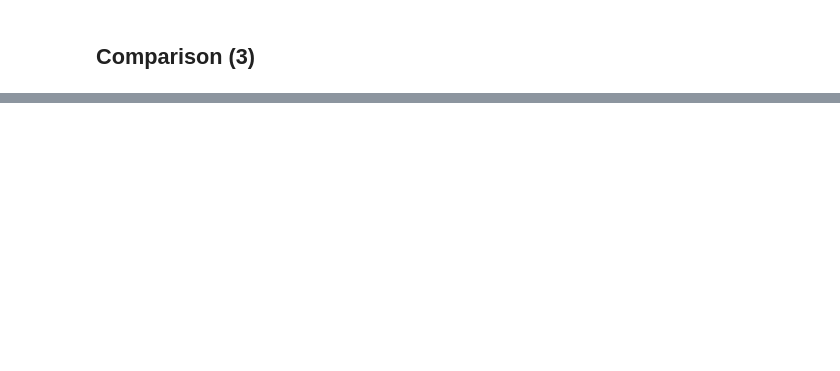
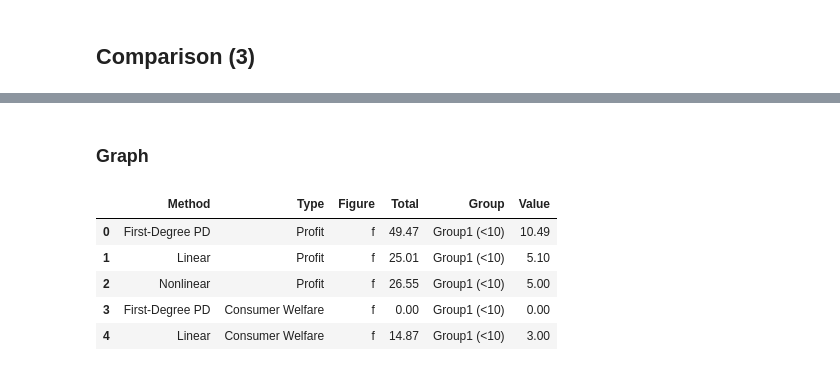
Before and after one commit to wanxii/nonlinear-pricing, a Jupyter notebook: welfare_groups.ipynb, the cells around one changed output, grey strips where cells are left out. Saved outputs shown, nothing was run; the diff lists cells and outputs as text; code cells hidden in the pictures; blank space fills up the shorter version.

```diff
--- a/welfare_groups.ipynb
+++ b/welfare_groups.ipynb
@@ -386,0 +329,8 @@ counter_fi.savefig("fig/counter_lc_vs_gb.svg", dpi=400)
+# %%
+profit_i3 = pd.DataFrame({"Group1 (<10)": {"First-Degree PD": 10.49, "Linear": 5.08, "Nonlinear": 5.11},
+              "Group2 (10-19)": {"First-Degree PD": 7.87, "Linear": 4.48, "Nonlinear": 4.51},
+              "Group3 (20-49)": {"First-Degree PD": 6.95, "Linear": 1.48, "Nonlinear": 1.54},
+              "Group4 (50-99)": {"First-Degree PD": 8.57, "Linear": 5.09, "Nonlinear": 5.18},
+              "Group5 (≥100)": {"First-Degree PD": 9.53, "Linear": 5.21, "Nonlinear": 5.02}})
+profit_i3["Total"] = profit_i3.sum(axis=1)
+profit_i3
@@ -386,0 +356,8 @@ counter_fi.savefig("fig/counter_lc_vs_gb.svg", dpi=400)
+# %%
+cs_f3 = pd.DataFrame({"Group1 (<10)": {"First-Degree PD": 0, "Linear": 3.00, "Nonlinear": 2.28},
+              "Group2 (10-19)": {"First-Degree PD": 0, "Linear": 1.71, "Nonlinear": 1.23},
+              "Group3 (20-49)": {"First-Degree PD": 0, "Linear": 9.36, "Nonlinear": 8.06},
+              "Group4 (50-99)": {"First-Degree PD": 0, "Linear": 0.42, "Nonlinear": 1.09},
+              "Group5 (≥100)": {"First-Degree PD": 0, "Linear": 0.38, "Nonlinear": 0.98}})
+cs_f3["Total"] = cs_f3.sum(axis=1)
+cs_f3
@@ -386,0 +410,25 @@ counter_fi.savefig("fig/counter_lc_vs_gb.svg", dpi=400)
+# %% [markdown]
+### Graph
+# %%
+figs = ["f", "i"]
+for Type, dfs in {"Profit": [profit_f3, profit_i3],
+                 "Consumer Welfare": [cs_f3, cs_i3],
+                 "Social Welfare": [sw_f3, sw_i3]}.items():
+    for i, df in enumerate(dfs):
+        df.reset_index(names="Method", inplace=True)
+        df["Type"] = Type
+        df["Figure"] = figs[i]
+
+# Create dataframe for visualization
+welfare_fi3 = (pd.concat([profit_f3, cs_f3, sw_f3, profit_i3, cs_i3, sw_i3])
+                .melt(id_vars=["Method", "Type", "Figure", "Total"],
+                      var_name="Group",
+                      value_name="Value"))
+welfare_fi3.head()
+# %% [output]
+|  | Method | Type | Figure | Total | Group | Value |
+| 0 | First-Degree PD | Profit | f | 49.47 | Group1 (<10) | 10.49 |
+| 1 | Linear | Profit | f | 25.01 | Group1 (<10) | 5.10 |
+| 2 | Nonlinear | Profit | f | 26.55 | Group1 (<10) | 5.00 |
+| 3 | First-Degree PD | Consumer Welfare | f | 0.00 | Group1 (<10) | 0.00 |
+| 4 | Linear | Consumer Welfare | f | 14.87 | Group1 (<10) | 3.00 |
```
Also changed, not shown: parts of 20 cells of this notebook.
